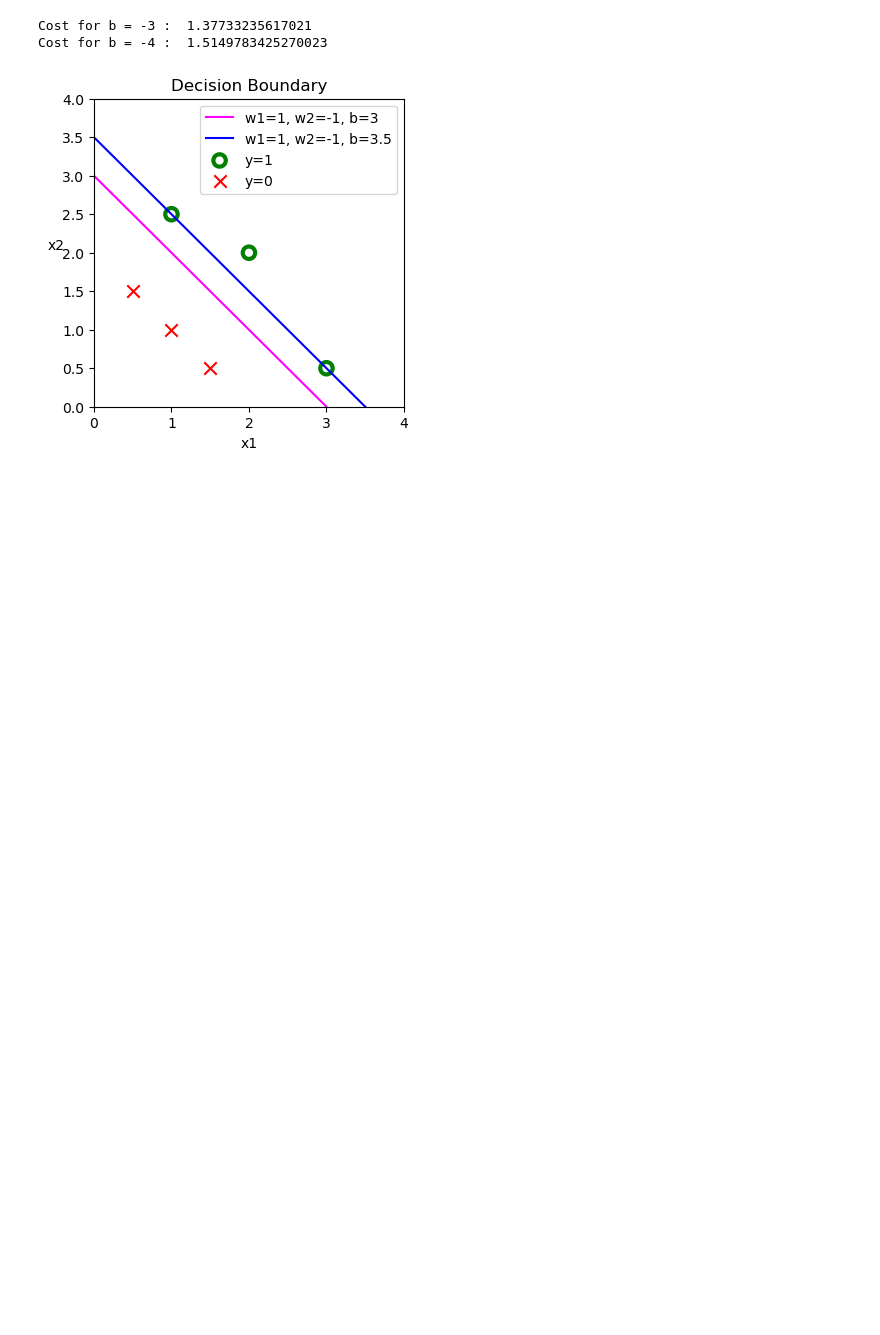
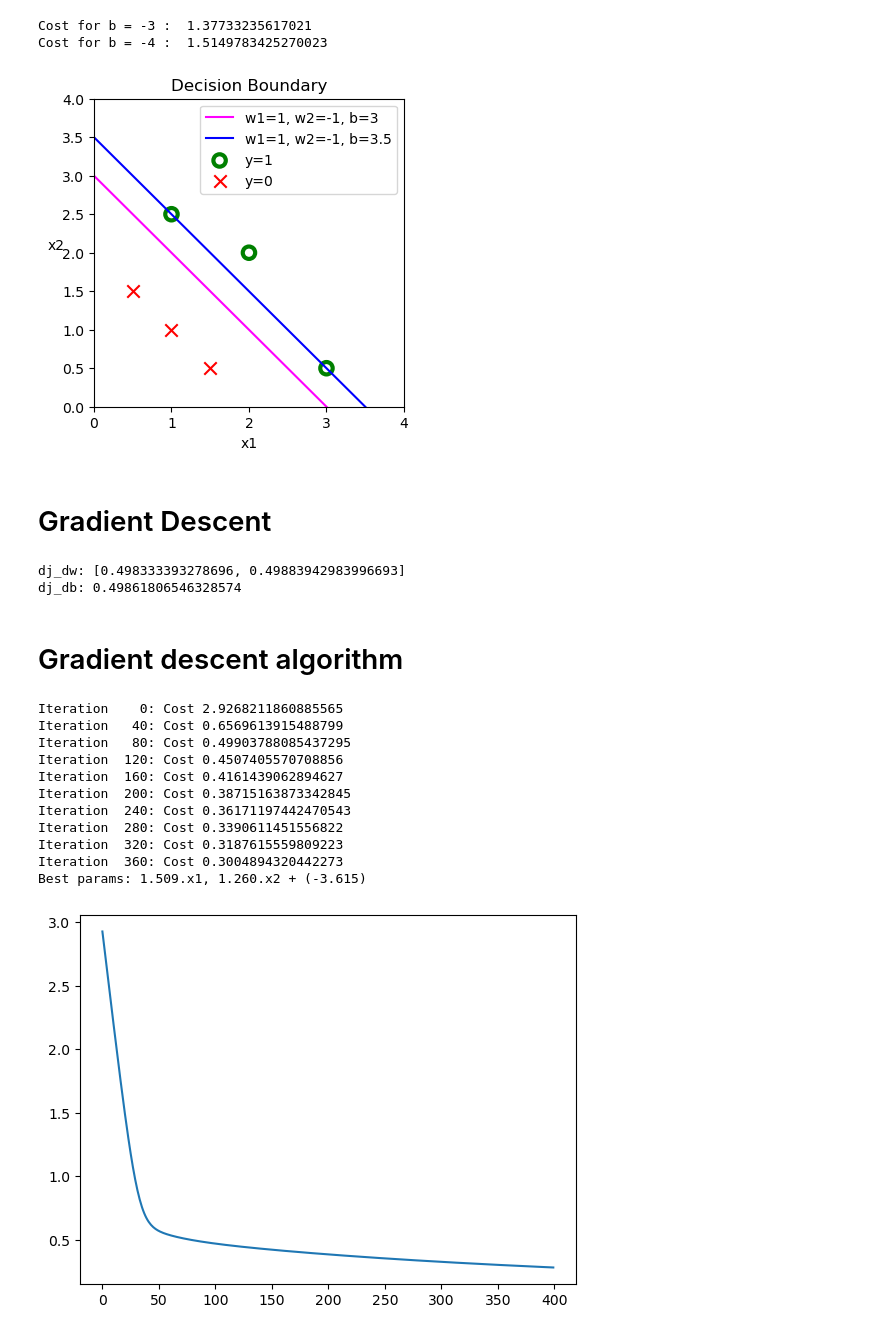
Before and after one commit to peterbaksa/MachineLearning, a Jupyter notebook: 03_Classification/01_logistic_regression/01_base_of_logistic_regression.ipynb, the cells around one changed output. Saved outputs shown, nothing was run; the diff lists cells and outputs as text; code cells hidden in the pictures; blank space fills up the shorter version.

```diff
--- a/03_Classification/01_logistic_regression/01_base_of_logistic_regression.ipynb
+++ b/03_Classification/01_logistic_regression/01_base_of_logistic_regression.ipynb
@@ -109,3 +111,76 @@ plt.show()
 Cost for b = -3 :  1.37733235617021
 Cost for b = -4 :  1.5149783425270023
 [figure]
+# %% [markdown]
+# Gradient Descent
+# %%
+def compute_grad(X, y, w, b):
+    m, n = X.shape # m - count of input row, n - count of x columns
+    dj_dw = np.zeros((n, ))
+    dj_db = 0.0
+
+    for i in range(m):
+        f_x_i = sigmoid(np.dot(X[i],w) + b)
+        err = f_x_i - y[i]
+        for j in range(n):
+            dj_dw[j] += err * X[i, j]
+        dj_db += err
+    dj_dw = dj_dw / m
+    dj_db = dj_db / m
+    return dj_dw, dj_db
+# %%
+X = np.array([[0.5, 1.5], [1,1], [1.5, 0.5], [3, 0.5], [2, 2], [1, 2.5]])  #(m,n)
+y = np.array([0, 0, 0, 1, 1, 1])
+w = np.array([2., 3.])
+b = 1.0
+dj_dw_tmp, dj_db_tmp = compute_grad(X, y, w, b)
+print(f"dj_dw: {dj_dw_tmp.tolist()}" )
+print(f"dj_db: {dj_db_tmp}" )
+# %% [output]
+dj_dw: [0.498333393278696, 0.49883942983996693]
+dj_db: 0.49861806546328574
+# %% [markdown]
+# Gradient descent algorithm
+# %%
+X = np.array([[0.5, 1.5], [1,1], [1.5, 0.5], [3, 0.5], [2, 2], [1, 2.5]])  #(m,n)
+y = np.array([0, 0, 0, 1, 1, 1])
+w_init = np.array([2., 3.])
+b_init = 1.0
+
+w = copy.deepcopy(w_init)
+b = copy.deepcopy(b_init)
+
+alpha = 0.1
+epochs = 400
+
+cost_history = []
+model_history = []
+
+for i in range(epochs):
+    dj_dw, dj_db = compute_grad(X, y, w, b)
+
+    w = w - alpha * dj_dw
+    b = b - alpha * dj_db
+
+    cost_history.append(compute_cost(X, y, w, b))
+    model_history.append([w, b])
+
+    if i% math.ceil(epochs / 10) == 0:
+        print(f"Iteration {i:4d}: Cost {cost_history[-1]}")
+
+plt.plot(cost_history)
+
+print('Best params: {w1:.3f}.x1, {w2:.3f}.x2 + ({b:.3f})'.format(w1=model_history[-1][0][0], w2=model_history[-1][0][1], b=model_history[-1][1]))
+# %% [output]
+Iteration    0: Cost 2.9268211860885565
+Iteration   40: Cost 0.6569613915488799
+Iteration   80: Cost 0.49903788085437295
+Iteration  120: Cost 0.4507405570708856
+Iteration  160: Cost 0.4161439062894627
+Iteration  200: Cost 0.38715163873342845
+Iteration  240: Cost 0.36171197442470543
+Iteration  280: Cost 0.3390611451556822
+Iteration  320: Cost 0.3187615559809223
+Iteration  360: Cost 0.3004894320442273
+Best params: 1.509.x1, 1.260.x2 + (-3.615)
+[figure, added]
```
Also changed, not shown: parts of 6 cells of this notebook, 3 other files.
